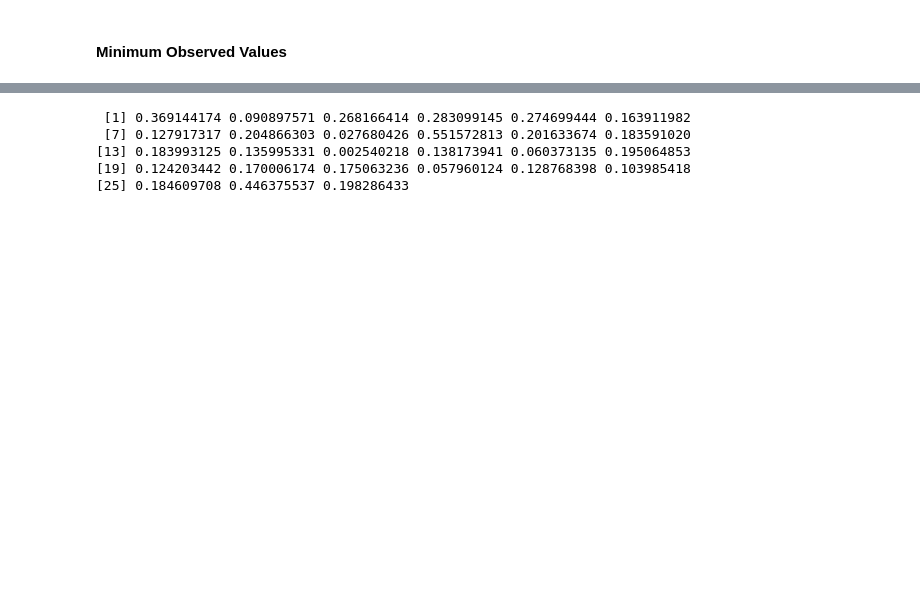
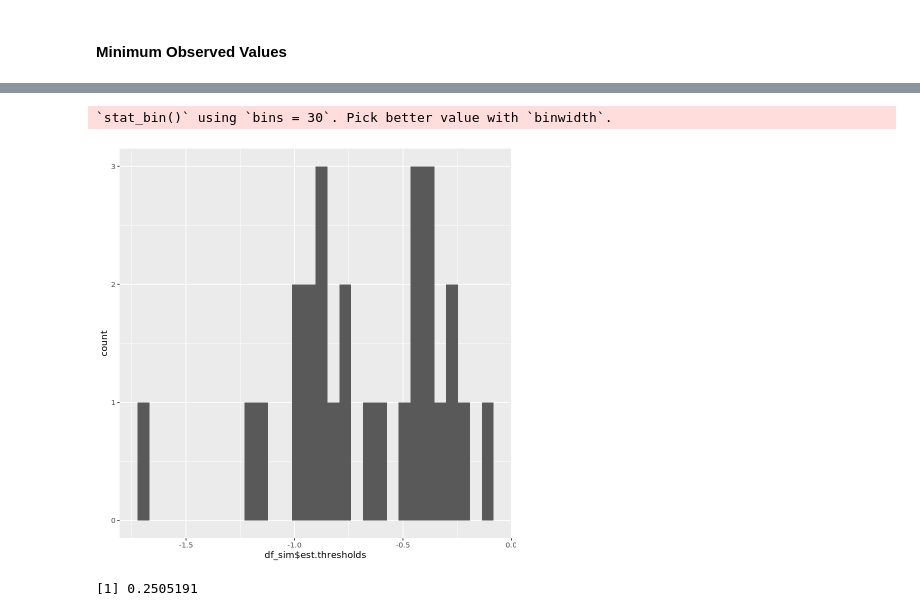
Before and after one commit to MCIRCC/multilevel-bayesian-metabolomics, a Jupyter notebook: code/examples/run_model_example.ipynb, the cells around one changed output, grey strips where cells are left out. Saved outputs shown, nothing was run; the diff lists cells and outputs as text; code cells hidden in the pictures; blank space fills up the shorter version.

```diff
--- a/code/examples/run_model_example.ipynb
+++ b/code/examples/run_model_example.ipynb
@@ -102,8 +102,9 @@ df_sim$est.thresholds
-# %%
-df_sim$missing_rates
-# %% [output]
- [1] 0.369144174 0.090897571 0.268166414 0.283099145 0.274699444 0.163911982
- [7] 0.127917317 0.204866303 0.027680426 0.551572813 0.201633674 0.183591020
-[13] 0.183993125 0.135995331 0.002540218 0.138173941 0.060373135 0.195064853
-[19] 0.124203442 0.170006174 0.175063236 0.057960124 0.128768398 0.103985418
-[25] 0.184609708 0.446375537 0.198286433
+# %%
+ggplot() + geom_histogram(aes(x=df_sim$est.thresholds))
+# %% [output]
+`stat_bin()` using `bins = 30`. Pick better value with `binwidth`.
+[figure, added]
+# %%
+mean( df_sim$missing_rates )
+# %% [output]
+[1] 0.2505191
```
Also changed, not shown: parts of 19 cells of this notebook, 21 other files.
